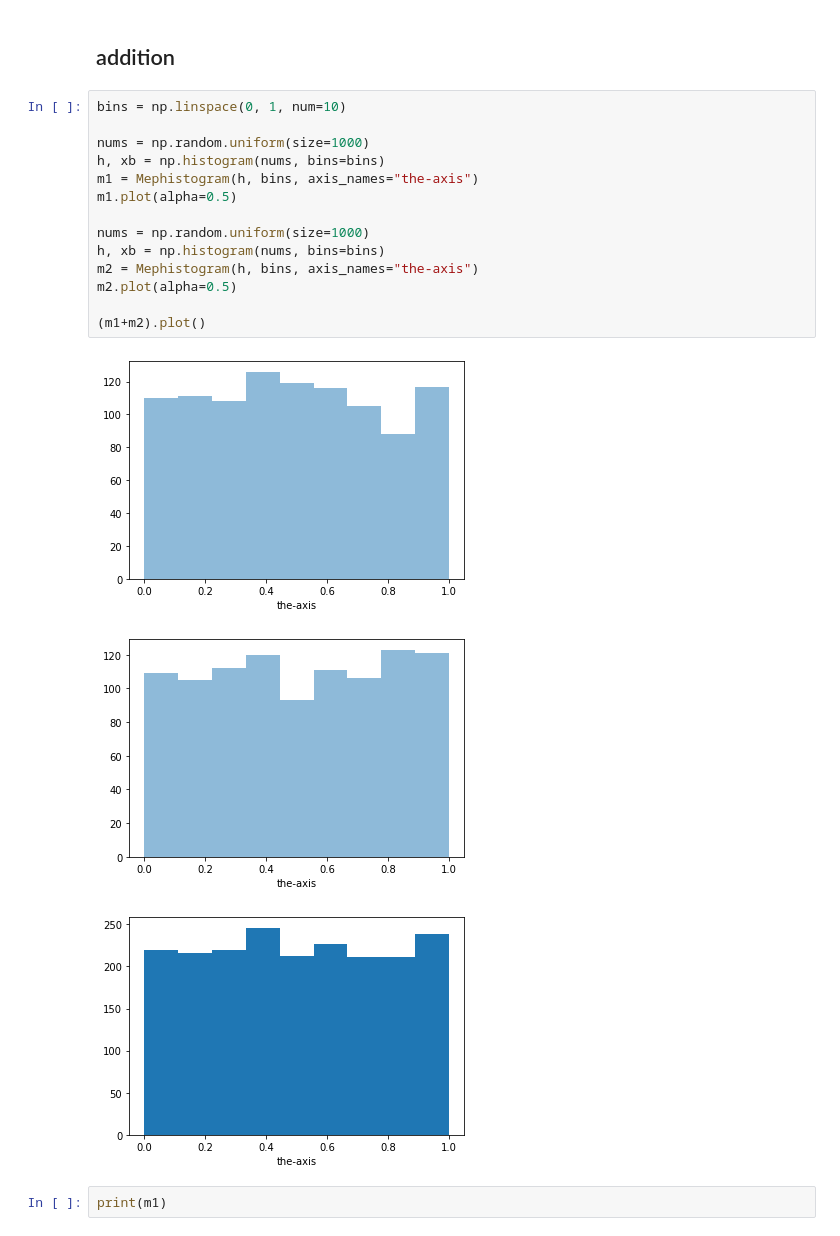
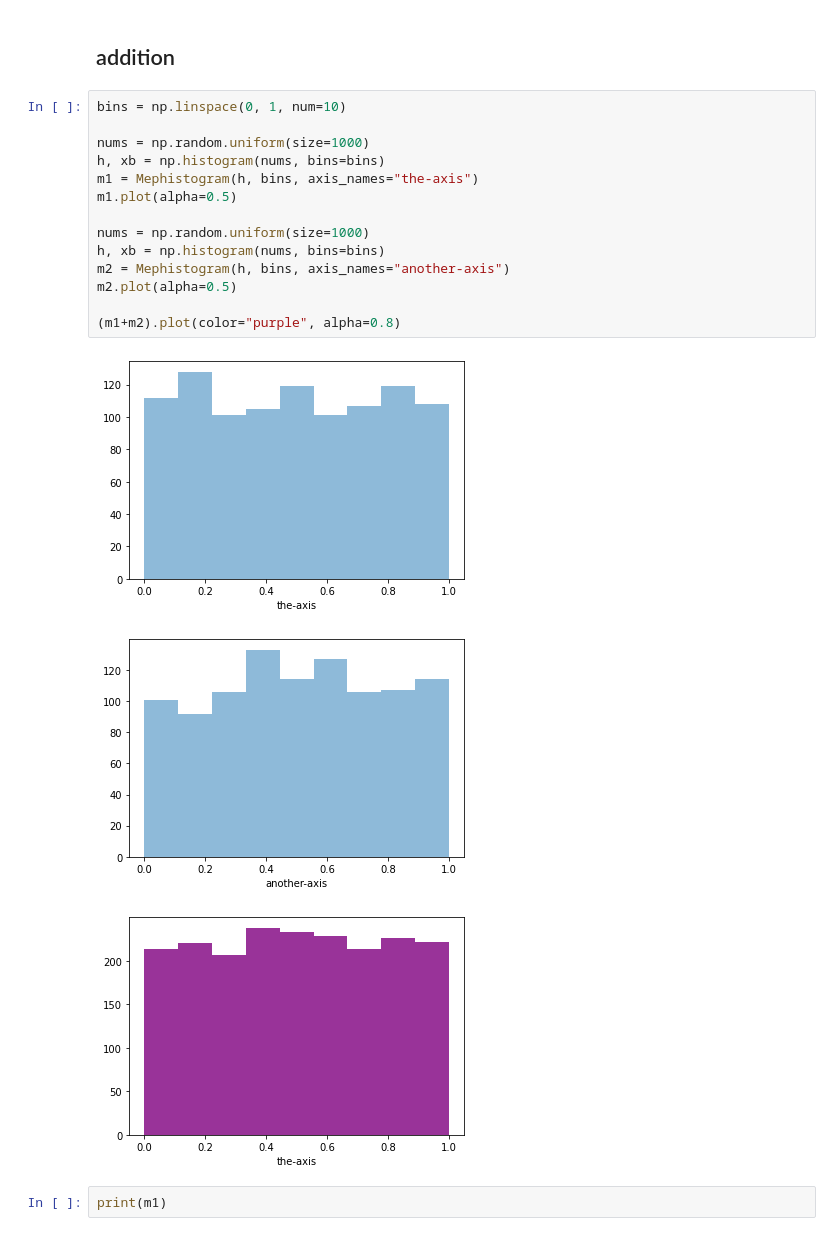
Before and after one commit to PLEnuM-group/mephistogram, a Jupyter notebook: notebooks/demo_mephisto.ipynb, the cells around one changed output. Drawn from its saved outputs; the diff is of its cells as text.

```diff
--- a/notebooks/demo_mephisto.ipynb
+++ b/notebooks/demo_mephisto.ipynb
@@ -16,21 +19,21 @@ from mephisto import Mephistogram
 # %%
 bins = np.linspace(0, 1, num=10)
 
 nums = np.random.uniform(size=1000)
 h, xb = np.histogram(nums, bins=bins)
 m1 = Mephistogram(h, bins, axis_names="the-axis")
 m1.plot(alpha=0.5)
 
 nums = np.random.uniform(size=1000)
 h, xb = np.histogram(nums, bins=bins)
-m2 = Mephistogram(h, bins, axis_names="the-axis")
+m2 = Mephistogram(h, bins, axis_names="another-axis")
 m2.plot(alpha=0.5)
 
-(m1+m2).plot()
+(m1+m2).plot(color="purple", alpha=0.8)
 # %% [output]
-[figure, old version]
+[figure, new version]
-[figure, old version]
+[figure, new version]
-[figure, old version]
+[figure, new version]
 # %%
 print(m1)
 # %% [output]
```
Also changed, not shown: parts of 6 cells of this notebook, 1 other file.
